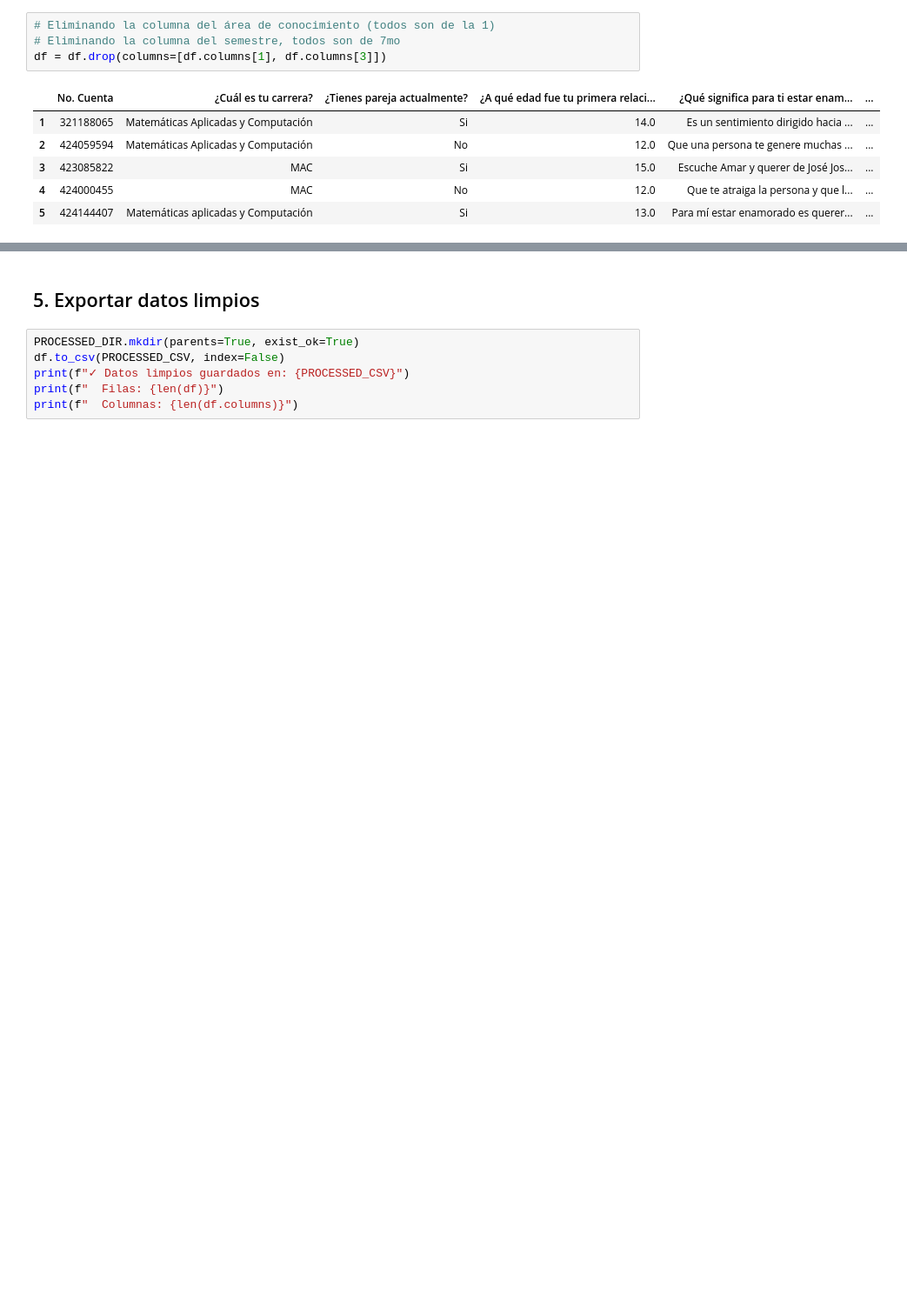
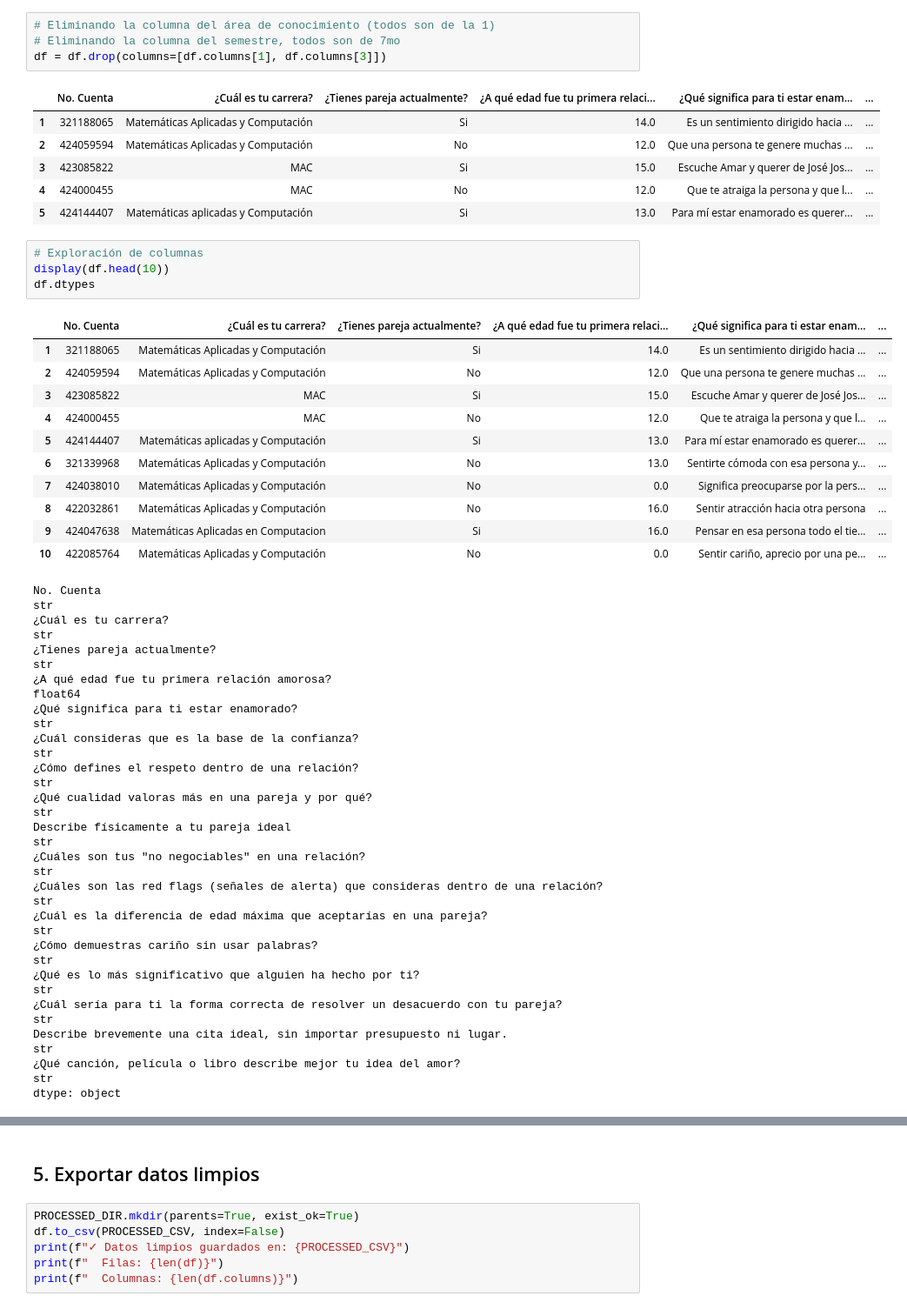
Before and after one commit to Acatlan-SI/LimpiezaData, a Jupyter notebook: notebooks/01_limpieza_datos.ipynb, the cells around one changed output, grey strips where cells are left out. Shown at 87% size. Drawn from its saved outputs; the diff is of its cells as text; blank space fills up the shorter version.

```diff
--- a/notebooks/01_limpieza_datos.ipynb
+++ b/notebooks/01_limpieza_datos.ipynb
@@ -114,3 +114,37 @@ df = df.drop(columns=[df.columns[1], df.columns[3]])
 | 3 | 423085822 | MAC | Si | 15.0 | Escuche Amar y querer de José Jos... | ... |
 | 4 | 424000455 | MAC | No | 12.0 | Que te atraiga la persona y que l... | ... |
 | 5 | 424144407 | Matemáticas aplicadas y Computación | Si | 13.0 | Para mí estar enamorado es querer... | ... |
+# %%
+# Exploración de columnas
+display(df.head(10))
+df.dtypes
+# %% [output]
+|  | No. Cuenta | ¿Cuál es tu carrera? | ¿Tienes pareja actualmente? | ¿A qué edad fue tu primera relaci... | ¿Qué significa para ti estar enam... | ... |
+| 1 | 321188065 | Matemáticas Aplicadas y Computación | Si | 14.0 | Es un sentimiento dirigido hacia ... | ... |
+| 2 | 424059594 | Matemáticas Aplicadas y Computación | No | 12.0 | Que una persona te genere muchas ... | ... |
+| 3 | 423085822 | MAC | Si | 15.0 | Escuche Amar y querer de José Jos... | ... |
+| 4 | 424000455 | MAC | No | 12.0 | Que te atraiga la persona y que l... | ... |
+| 5 | 424144407 | Matemáticas aplicadas y Computación | Si | 13.0 | Para mí estar enamorado es querer... | ... |
+| 6 | 321339968 | Matemáticas Aplicadas y Computación | No | 13.0 | Sentirte cómoda con esa persona y... | ... |
+| 7 | 424038010 | Matemáticas Aplicadas y Computación | No | 0.0 | Significa preocuparse por la pers... | ... |
+| 8 | 422032861 | Matemáticas Aplicadas y Computación | No | 16.0 | Sentir atracción hacia otra persona | ... |
+| 9 | 424047638 | Matemáticas Aplicadas en Computacion | Si | 16.0 | Pensar en esa persona todo el tie... | ... |
+| 10 | 422085764 | Matemáticas Aplicadas y Computación | No | 0.0 | Sentir cariño, aprecio por una pe... | ... |
+No. Cuenta                                                                                  str
+¿Cuál es tu carrera?                                                                        str
+¿Tienes pareja actualmente?                                                                 str
+¿A qué edad fue tu primera relación amorosa?                                            float64
+¿Qué significa para ti estar enamorado?                                                     str
+¿Cuál consideras que es la base de la confianza?                                            str
+¿Cómo defines el respeto dentro de una relación?                                            str
+¿Qué cualidad valoras más en una pareja y por qué?                                          str
+Describe físicamente a tu pareja ideal                                                      str
+¿Cuáles son tus "no negociables" en una relación?                                           str
+¿Cuáles son las red flags (señales de alerta) que consideras dentro de una relación?        str
+¿Cuál es la diferencia de edad máxima que aceptarías en una pareja?                         str
+¿Cómo demuestras cariño sin usar palabras?                                                  str
+¿Qué es lo más significativo que alguien ha hecho por ti?                                   str
+¿Cuál sería para ti la forma correcta de resolver un desacuerdo con tu pareja?              str
+Describe brevemente una cita ideal, sin importar presupuesto ni lugar.                      str
+¿Qué canción, película o libro describe mejor tu idea del amor?                             str
+dtype: object
```
Also changed, not shown: parts of 5 cells of this notebook.
